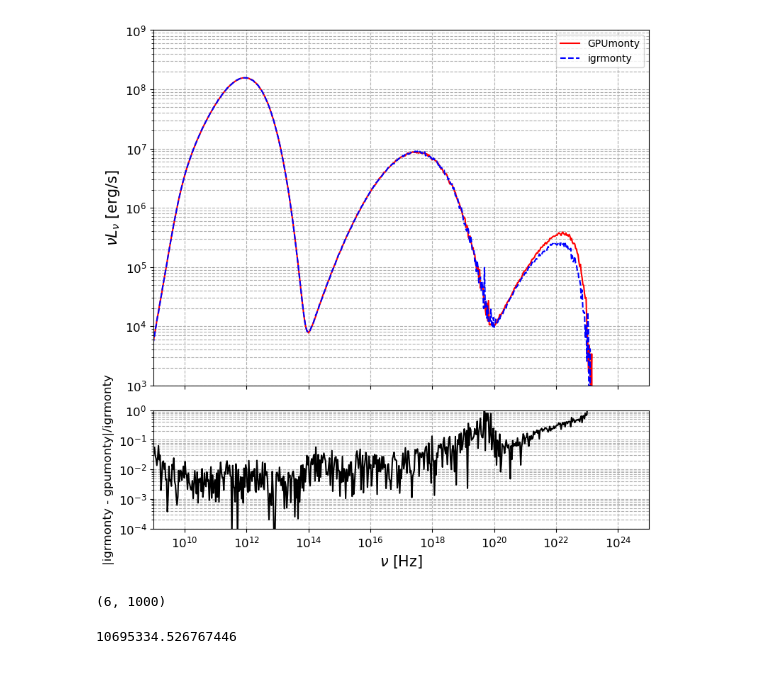
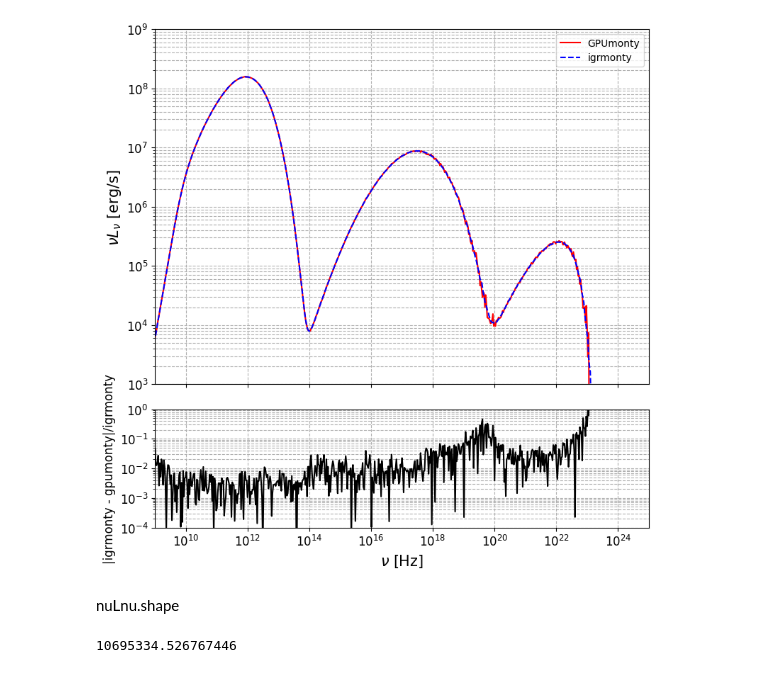
Before and after one commit to black-hole-group/gpumonty, a Jupyter notebook: python/igrmonty_scattering.ipynb, the cells around one changed output. Drawn from its saved outputs; the diff is of its cells as text; code cells hidden in the pictures.

```diff
--- a/python/igrmonty_scattering.ipynb
+++ b/python/igrmonty_scattering.ipynb
@@ -246,7 +246,7 @@ init_emiss_tables()
 import h5py
 
 # Open the HDF5 file
-with h5py.File('../../igrmonty_scattering/spectrum.h5', 'r') as f:
+with h5py.File('../../igrmonty/scattering_1e7.h5', 'r') as f:
     # Access the 'output' group
     output_group = f['output']
     LSUN = 3.827e33
@@ -259,7 +259,7 @@ import numpy as np
 import matplotlib.pyplot as plt
 
 # Load your data
-nu, nuLnu, tauabs = grmonty('../output/test')
+nu, nuLnu, tauabs = grmonty('../output/testporra')
 
 # Simulation spectrum
 y_simdata = (nuLnu * domega_array[:, None] / (4 * np.pi)).sum(0)
@@ -279,38 +279,36 @@ ax1.plot(nu_igr, y_igr, linestyle='--', label='igrmonty', color='blue')
 ax1.set_xscale('log')
 ax1.set_yscale('log')
 ax1.set_ylabel(r"$\nu L_\nu$ [erg/s]", fontsize=15)
 ax1.grid(True, which="both", ls="--")
 ax1.tick_params(axis='both', which='major', labelsize=12)
 ax1.set_ylim(1e3, 1e9)
 ax1.set_xlim(1e9, 1e25)
 ax1.legend()
 
 # ===== Bottom panel: difference =====
 # interpolate igr data onto nu grid (so same x points)
 y_igr_interp = np.interp(nu, nu_igr, y_igr)
 
 # Difference or ratio (pick one):
 diff = np.abs(y_simdata - y_igr_interp)/y_simdata
 # ratio = y_simdata / y_igr_interp
 
 ax2.plot(nu, diff, color='black')
 ax2.axhline(0, color='gray', linestyle='--')
 
 ax2.set_xscale('log')
 ax2.set_xlabel(r"$\nu$ [Hz]", fontsize=15)
 ax2.set_ylabel("|igrmonty - gpumonty|/igrmonty", fontsize=12)
 ax2.grid(True, which="both", ls="--")
 ax2.tick_params(axis='both', which='major', labelsize=12)
 ax2.set_yscale('log')
 ax2.set_ylim(1e-4,1)
 plt.tight_layout()
 plt.show()
 # %% [output]
-[figure, old version]
+[figure, new version]
-# %%
-nuLnu.shape
-# %% [output]
-(6, 1000)
+# %% [markdown]
+nuLnu.shape
 # %%
 np.max(nuLnu_igr[1])
 # %% [output]
```
Also changed, not shown: 14 other files.
